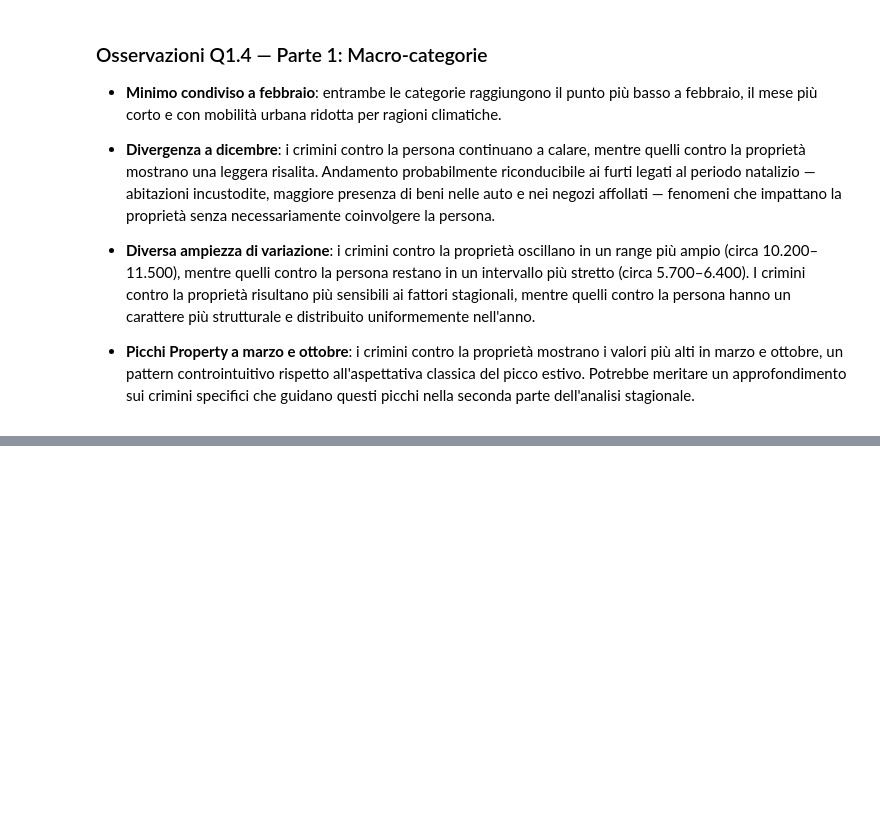
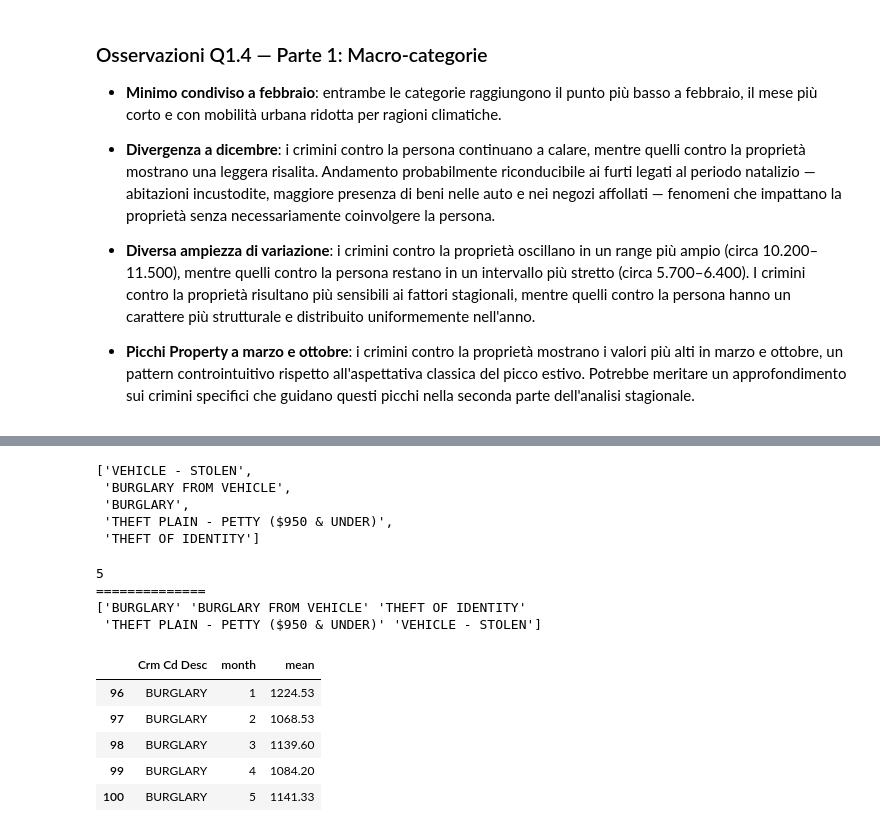
Before and after one commit to AnalystEca/lapd-crime-data, a Jupyter notebook: notebooks/02_analyze/05_eda_block1.ipynb, the cells around one changed output, grey strips where cells are left out. Drawn from its saved outputs; the diff is of its cells as text; code cells hidden in the pictures; blank space fills up the shorter version.

```diff
--- a/notebooks/02_analyze/05_eda_block1.ipynb
+++ b/notebooks/02_analyze/05_eda_block1.ipynb
@@ -507,0 +514,46 @@ plt.show()
+# %%
+top5_property = df[df['crime_category'] == 'property']['Crm Cd Desc'].value_counts().head(5).index.tolist()
+top5_property
+# %% [output]
+['VEHICLE - STOLEN',
+ 'BURGLARY FROM VEHICLE',
+ 'BURGLARY',
+ 'THEFT PLAIN - PETTY ($950 & UNDER)',
+ 'THEFT OF IDENTITY']
+# %%
+propertyFocus_df = (
+    df
+    .groupby(['Crm Cd Desc', 'year', 'month', 'crime_category'], as_index = False)
+    .agg(count=('Crm Cd Desc', 'count'))
+)
+
+propertyFocus_df=propertyFocus_df[propertyFocus_df['crime_category'] == 'property']
+propertyFocus_df['crime_category'].value_counts()
+
+propertyFocus_df = (
+    propertyFocus_df
+    .groupby(['Crm Cd Desc', 'month'], as_index = False)
+    .agg(mean = ('count', 'mean')).round(2)
+)
+
+top5property_filter = propertyFocus_df['Crm Cd Desc'].isin(top5_property)
+
+filteredProperty_df = propertyFocus_df[top5property_filter].copy()
+
+print(filteredProperty_df['Crm Cd Desc'].nunique())
+print('==============')
+print(filteredProperty_df['Crm Cd Desc'].unique())
+# %% [output]
+5
+==============
+['BURGLARY' 'BURGLARY FROM VEHICLE' 'THEFT OF IDENTITY'
+ 'THEFT PLAIN - PETTY ($950 & UNDER)' 'VEHICLE - STOLEN']
+# %%
+filteredProperty_df.head()
+# %% [output]
+|  | Crm Cd Desc | month | mean |
+| 96 | BURGLARY | 1 | 1224.53 |
+| 97 | BURGLARY | 2 | 1068.53 |
+| 98 | BURGLARY | 3 | 1139.60 |
+| 99 | BURGLARY | 4 | 1084.20 |
+| 100 | BURGLARY | 5 | 1141.33 |
```
Also changed, not shown: parts of 5 cells of this notebook, 1 other file.
